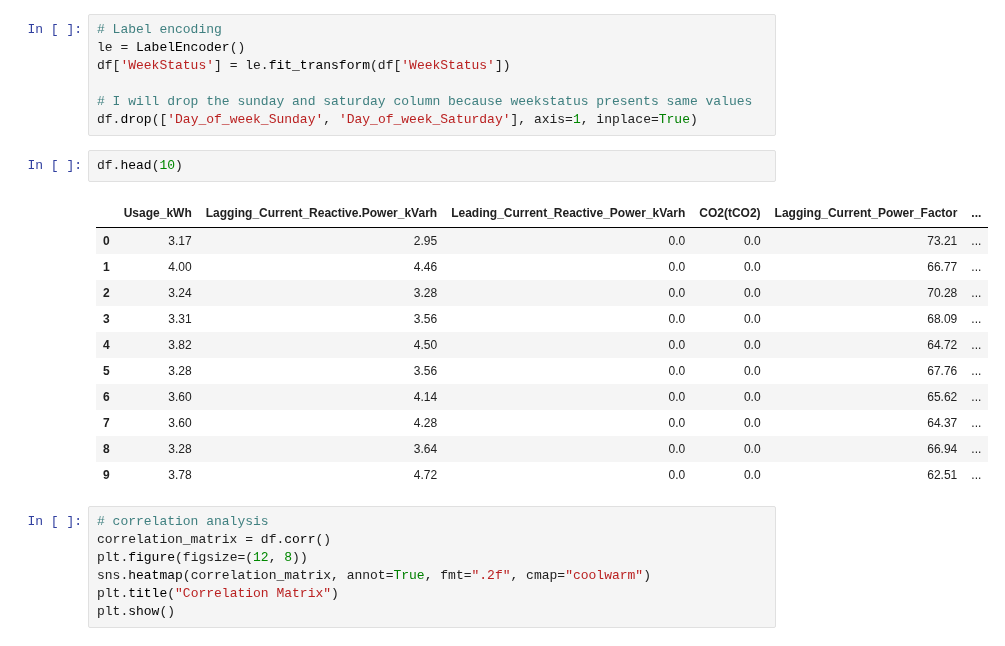
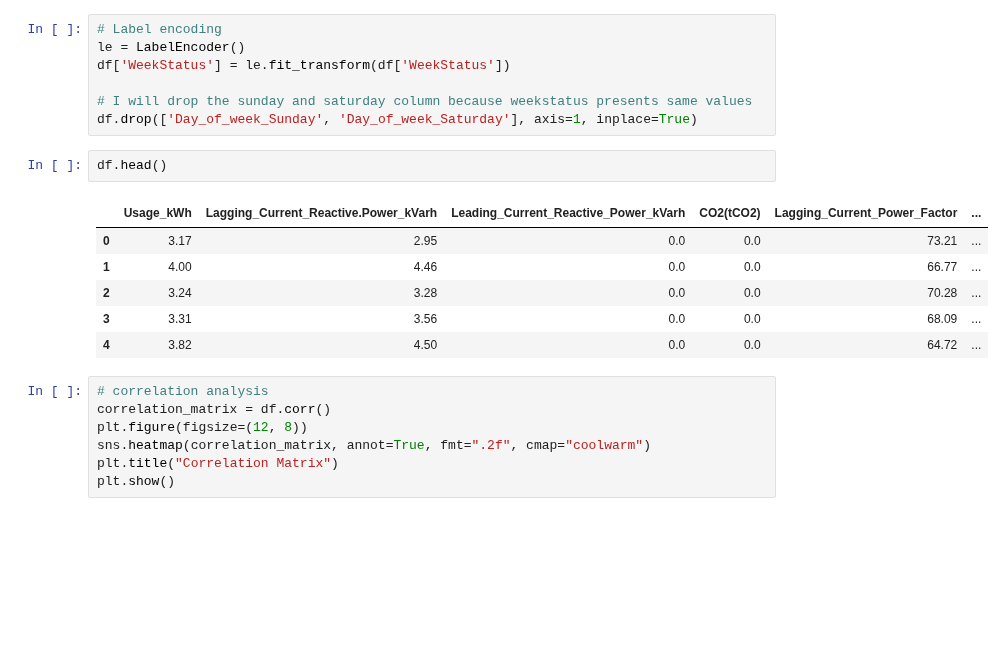
Before and after one commit to Mortti11/Deep_Learning, a Jupyter notebook: Regression/Explor_Prepros.ipynb, the cells around one changed output. Saved outputs shown, nothing was run; the diff lists cells and outputs as text; blank space fills up the shorter version.

```diff
--- a/Regression/Explor_Prepros.ipynb
+++ b/Regression/Explor_Prepros.ipynb
@@ -181,19 +167,14 @@ df['WeekStatus'] = le.fit_transform(df['WeekStatus'])
 # I will drop the sunday and saturday column because weekstatus presents same values
 df.drop(['Day_of_week_Sunday', 'Day_of_week_Saturday'], axis=1, inplace=True)
 # %%
-df.head(10)
+df.head()
 # %% [output]
 |  | Usage_kWh | Lagging_Current_Reactive.Power_kVarh | Leading_Current_Reactive_Power_kVarh | CO2(tCO2) | Lagging_Current_Power_Factor | ... |
 | 0 | 3.17 | 2.95 | 0.0 | 0.0 | 73.21 | ... |
 | 1 | 4.00 | 4.46 | 0.0 | 0.0 | 66.77 | ... |
 | 2 | 3.24 | 3.28 | 0.0 | 0.0 | 70.28 | ... |
 | 3 | 3.31 | 3.56 | 0.0 | 0.0 | 68.09 | ... |
 | 4 | 3.82 | 4.50 | 0.0 | 0.0 | 64.72 | ... |
-| 5 | 3.28 | 3.56 | 0.0 | 0.0 | 67.76 | ... |
-| 6 | 3.60 | 4.14 | 0.0 | 0.0 | 65.62 | ... |
-| 7 | 3.60 | 4.28 | 0.0 | 0.0 | 64.37 | ... |
-| 8 | 3.28 | 3.64 | 0.0 | 0.0 | 66.94 | ... |
-| 9 | 3.78 | 4.72 | 0.0 | 0.0 | 62.51 | ... |
 # %%
 # correlation analysis
 correlation_matrix = df.corr()
```
Also changed, not shown: parts of 4 cells of this notebook, 12 other files.
